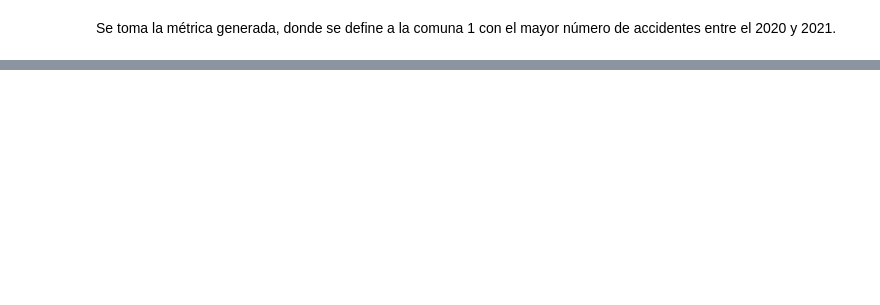
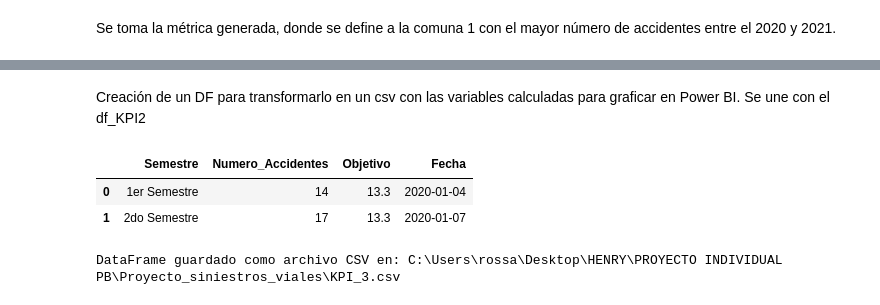
Before and after one commit to RosanaBruschini/Proyecto_siniestros_viales, a Jupyter notebook: KPIs.ipynb, the cells around one changed output, grey strips where cells are left out. Drawn from its saved outputs; the diff is of its cells as text; code cells hidden in the pictures; blank space fills up the shorter version.

Commit message:
archivos

```diff
--- a/KPIs.ipynb
+++ b/KPIs.ipynb
@@ -239,0 +253,24 @@ data = {
+# %% [markdown]
+Creación de un DF para transformarlo en un csv con las variables calculadas para graficar en Power BI. Se une con el df_KPI2
+# %%
+data = {
+    'Semestre': distribucion_semestre.index,
+    'Numero_Accidentes': distribucion_semestre.values,
+    'Objetivo': [round(objetivo, 1)] * len(distribucion_semestre)
+}
+
+df_KPI_3 = pd.DataFrame(data)
+df_KPI_3['Fecha'] = df_hechos_victimas['fecha_fallecimiento']
+df_KPI_3
+# %% [output]
+|  | Semestre | Numero_Accidentes | Objetivo | Fecha |
+| 0 | 1er Semestre | 14 | 13.3 | 2020-01-04 |
+| 1 | 2do Semestre | 17 | 13.3 | 2020-01-07 |
+# %%
+ruta_csv = r"C:\Users\rossa\Desktop\HENRY\PROYECTO INDIVIDUAL PB\Proyecto_siniestros_viales\KPI_3.csv"
+
+df_KPI_3.to_csv(ruta_csv, index=False)
+
+print("DataFrame guardado como archivo CSV en:", ruta_csv)
+# %% [output]
+DataFrame guardado como archivo CSV en: C:\Users\rossa\Desktop\HENRY\PROYECTO INDIVIDUAL PB\Proyecto_siniestros_viales\KPI_3.csv
```
Also changed, not shown: parts of 12 cells of this notebook, 4 other files.
